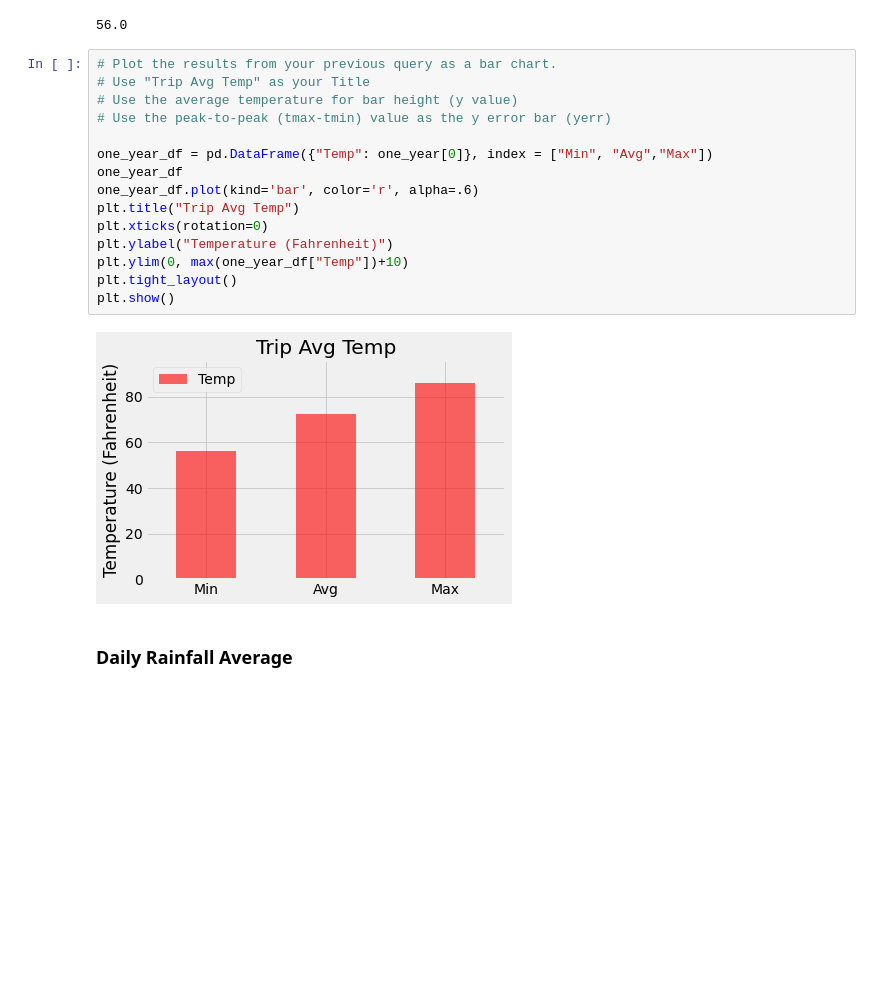
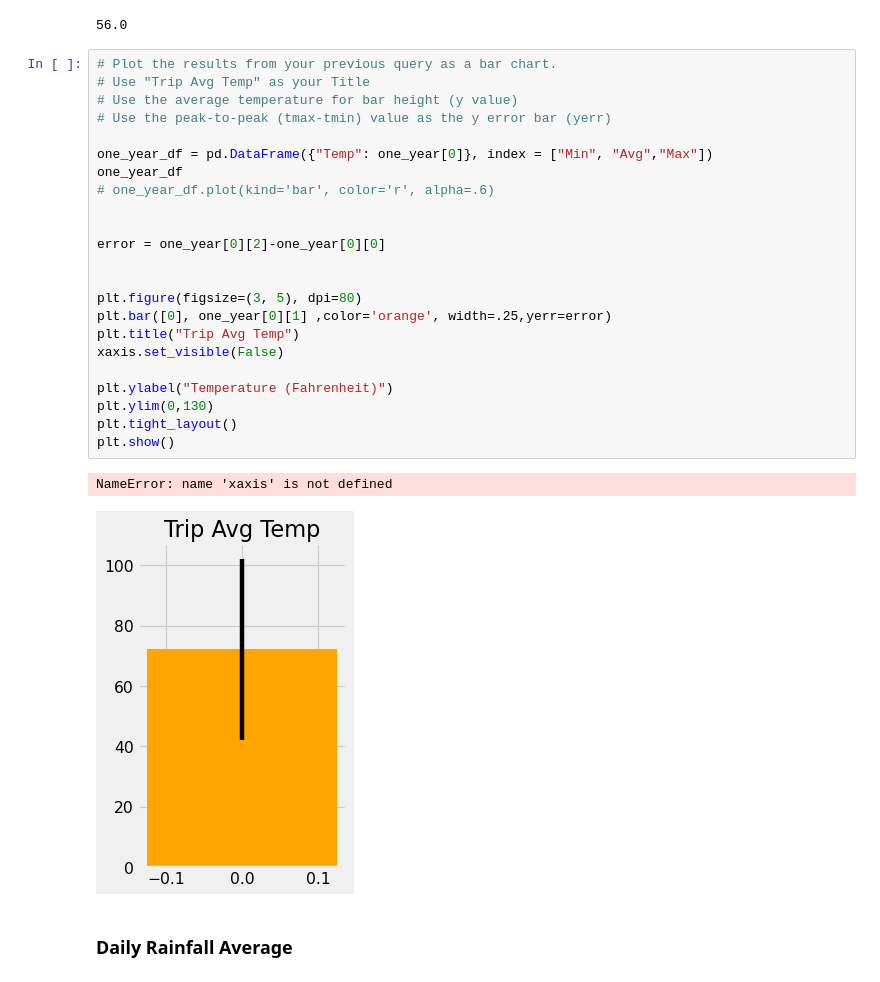
Before and after one commit to alexdanieldelcampo/sqlalchemy-challenge, a Jupyter notebook: temp_analysis_bonus_2_starter.ipynb, the cells around one changed output. Drawn from its saved outputs; the diff is of its cells as text; blank space fills up the shorter version.

```diff
--- a/temp_analysis_bonus_2_starter.ipynb
+++ b/temp_analysis_bonus_2_starter.ipynb
@@ -69,20 +69,29 @@ one_year[0][0]
 # %%
 # Plot the results from your previous query as a bar chart.
 # Use "Trip Avg Temp" as your Title
 # Use the average temperature for bar height (y value)
 # Use the peak-to-peak (tmax-tmin) value as the y error bar (yerr)
 
 one_year_df = pd.DataFrame({"Temp": one_year[0]}, index = ["Min", "Avg","Max"])
 one_year_df
-one_year_df.plot(kind='bar', color='r', alpha=.6)
+# one_year_df.plot(kind='bar', color='r', alpha=.6)
+
+
+error = one_year[0][2]-one_year[0][0]
+
+
+plt.figure(figsize=(3, 5), dpi=80)
+plt.bar([0], one_year[0][1] ,color='orange', width=.25,yerr=error)
 plt.title("Trip Avg Temp")
-plt.xticks(rotation=0)
+xaxis.set_visible(False)
+
 plt.ylabel("Temperature (Fahrenheit)")
-plt.ylim(0, max(one_year_df["Temp"])+10)
+plt.ylim(0,130)
 plt.tight_layout()
 plt.show()
 # %% [output]
+NameError: name 'xaxis' is not defined
-[figure, old version]
+[figure, new version]
 # %% [markdown]
 ### Daily Rainfall Average
 # %%
```
Also changed, not shown: parts of 1 cell of this notebook.
